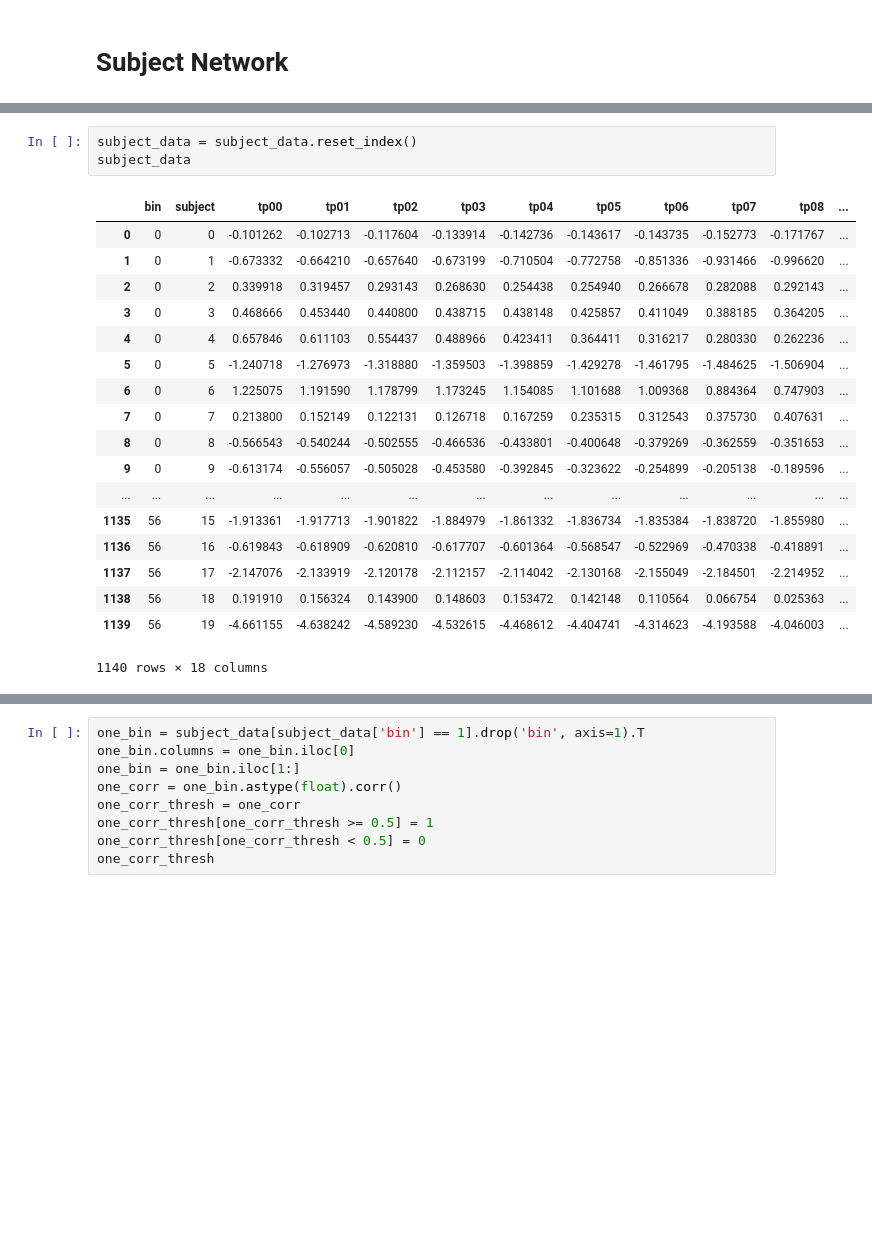
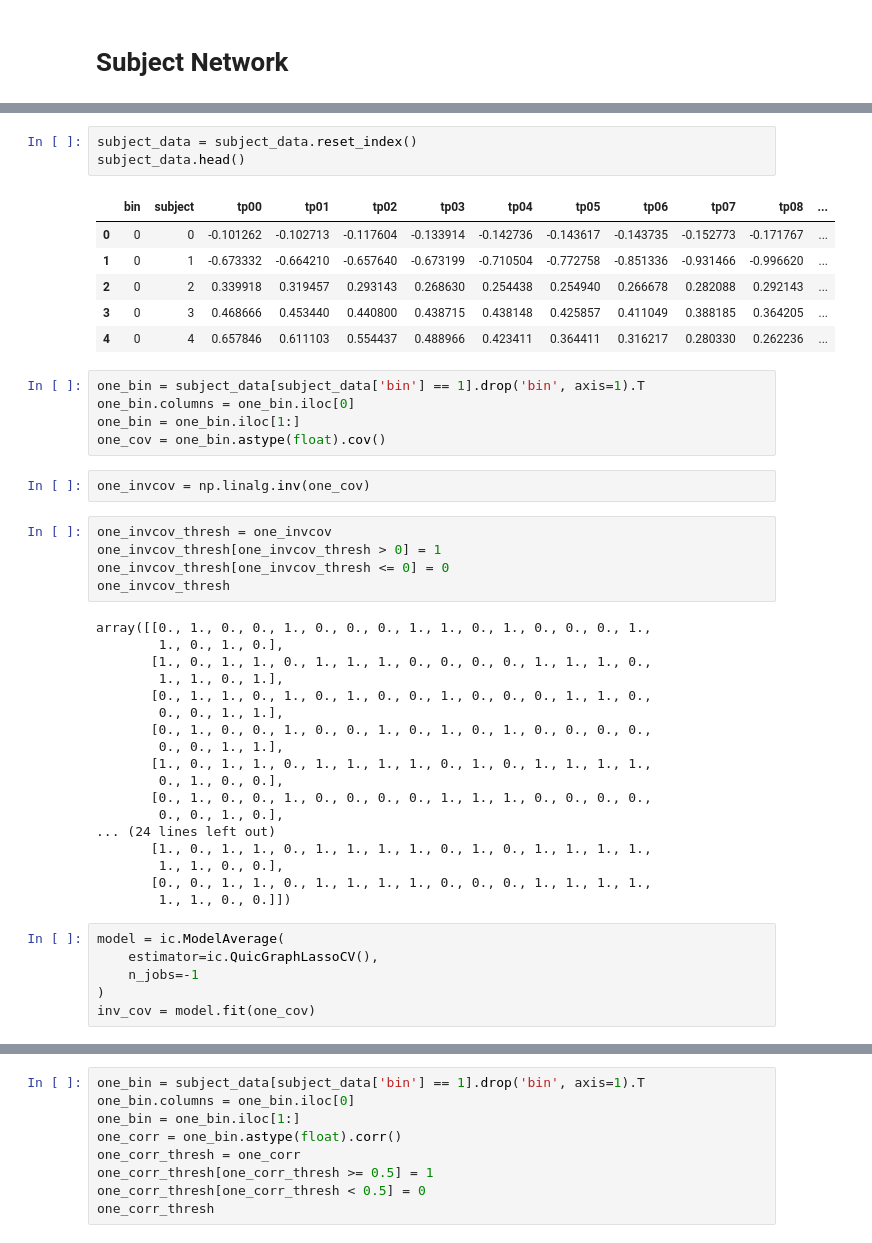
Before and after one commit to jmcarpenter2/eeg-viz, a Jupyter notebook: network_analysis_matplotlib.ipynb, the cells around one changed output, grey strips where cells are left out. Cells and saved outputs as stored; diff of their text form; blank space fills up the shorter version.

```diff
--- a/network_analysis.ipynb
+++ b/network_analysis_matplotlib.ipynb
@@ -42,22 +31,46 @@ subject_data
 # %%
 subject_data = subject_data.reset_index()
-subject_data
+subject_data.head()
 # %% [output]
 |  | bin | subject | tp00 | tp01 | tp02 | tp03 | tp04 | tp05 | tp06 | tp07 | tp08 | ... |
 | 0 | 0 | 0 | -0.101262 | -0.102713 | -0.117604 | -0.133914 | -0.142736 | -0.143617 | -0.143735 | -0.152773 | -0.171767 | ... |
 | 1 | 0 | 1 | -0.673332 | -0.664210 | -0.657640 | -0.673199 | -0.710504 | -0.772758 | -0.851336 | -0.931466 | -0.996620 | ... |
 | 2 | 0 | 2 | 0.339918 | 0.319457 | 0.293143 | 0.268630 | 0.254438 | 0.254940 | 0.266678 | 0.282088 | 0.292143 | ... |
 | 3 | 0 | 3 | 0.468666 | 0.453440 | 0.440800 | 0.438715 | 0.438148 | 0.425857 | 0.411049 | 0.388185 | 0.364205 | ... |
 | 4 | 0 | 4 | 0.657846 | 0.611103 | 0.554437 | 0.488966 | 0.423411 | 0.364411 | 0.316217 | 0.280330 | 0.262236 | ... |
-| 5 | 0 | 5 | -1.240718 | -1.276973 | -1.318880 | -1.359503 | -1.398859 | -1.429278 | -1.461795 | -1.484625 | -1.506904 | ... |
-| 6 | 0 | 6 | 1.225075 | 1.191590 | 1.178799 | 1.173245 | 1.154085 | 1.101688 | 1.009368 | 0.884364 | 0.747903 | ... |
-| 7 | 0 | 7 | 0.213800 | 0.152149 | 0.122131 | 0.126718 | 0.167259 | 0.235315 | 0.312543 | 0.375730 | 0.407631 | ... |
-| 8 | 0 | 8 | -0.566543 | -0.540244 | -0.502555 | -0.466536 | -0.433801 | -0.400648 | -0.379269 | -0.362559 | -0.351653 | ... |
-| 9 | 0 | 9 | -0.613174 | -0.556057 | -0.505028 | -0.453580 | -0.392845 | -0.323622 | -0.254899 | -0.205138 | -0.189596 | ... |
-| ... | ... | ... | ... | ... | ... | ... | ... | ... | ... | ... | ... | ... |
-| 1135 | 56 | 15 | -1.913361 | -1.917713 | -1.901822 | -1.884979 | -1.861332 | -1.836734 | -1.835384 | -1.838720 | -1.855980 | ... |
-| 1136 | 56 | 16 | -0.619843 | -0.618909 | -0.620810 | -0.617707 | -0.601364 | -0.568547 | -0.522969 | -0.470338 | -0.418891 | ... |
-| 1137 | 56 | 17 | -2.147076 | -2.133919 | -2.120178 | -2.112157 | -2.114042 | -2.130168 | -2.155049 | -2.184501 | -2.214952 | ... |
-| 1138 | 56 | 18 | 0.191910 | 0.156324 | 0.143900 | 0.148603 | 0.153472 | 0.142148 | 0.110564 | 0.066754 | 0.025363 | ... |
-| 1139 | 56 | 19 | -4.661155 | -4.638242 | -4.589230 | -4.532615 | -4.468612 | -4.404741 | -4.314623 | -4.193588 | -4.046003 | ... |
-1140 rows × 18 columns
+# %%
+one_bin = subject_data[subject_data['bin'] == 1].drop('bin', axis=1).T
+one_bin.columns = one_bin.iloc[0]
+one_bin = one_bin.iloc[1:]
+one_cov = one_bin.astype(float).cov()
+# %%
+one_invcov = np.linalg.inv(one_cov)
+# %%
+one_invcov_thresh = one_invcov
+one_invcov_thresh[one_invcov_thresh > 0] = 1
+one_invcov_thresh[one_invcov_thresh <= 0] = 0
+one_invcov_thresh
+# %% [output]
+array([[0., 1., 0., 0., 1., 0., 0., 0., 1., 1., 0., 1., 0., 0., 0., 1.,
+        1., 0., 1., 0.],
+       [1., 0., 1., 1., 0., 1., 1., 1., 0., 0., 0., 0., 1., 1., 1., 0.,
+        1., 1., 0., 1.],
+       [0., 1., 1., 0., 1., 0., 1., 0., 0., 1., 0., 0., 0., 1., 1., 0.,
+        0., 0., 1., 1.],
+       [0., 1., 0., 0., 1., 0., 0., 1., 0., 1., 0., 1., 0., 0., 0., 0.,
+        0., 0., 1., 1.],
+       [1., 0., 1., 1., 0., 1., 1., 1., 1., 0., 1., 0., 1., 1., 1., 1.,
+        0., 1., 0., 0.],
+       [0., 1., 0., 0., 1., 0., 0., 0., 0., 1., 1., 1., 0., 0., 0., 0.,
+        0., 0., 1., 0.],
+... (24 lines left out)
+       [1., 0., 1., 1., 0., 1., 1., 1., 1., 0., 1., 0., 1., 1., 1., 1.,
+        1., 1., 0., 0.],
+       [0., 0., 1., 1., 0., 1., 1., 1., 1., 0., 0., 0., 1., 1., 1., 1.,
+        1., 1., 0., 0.]])
+# %%
+model = ic.ModelAverage(
+    estimator=ic.QuicGraphLassoCV(),
+    n_jobs=-1
+)
+inv_cov = model.fit(one_cov)
```
Also changed, not shown: parts of 5 cells of this notebook, 4 other files.
